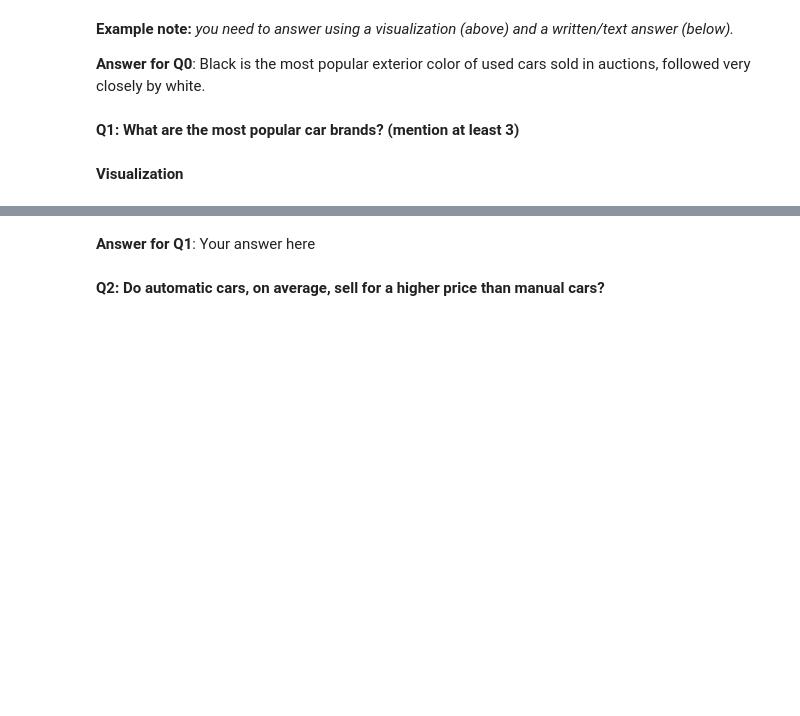
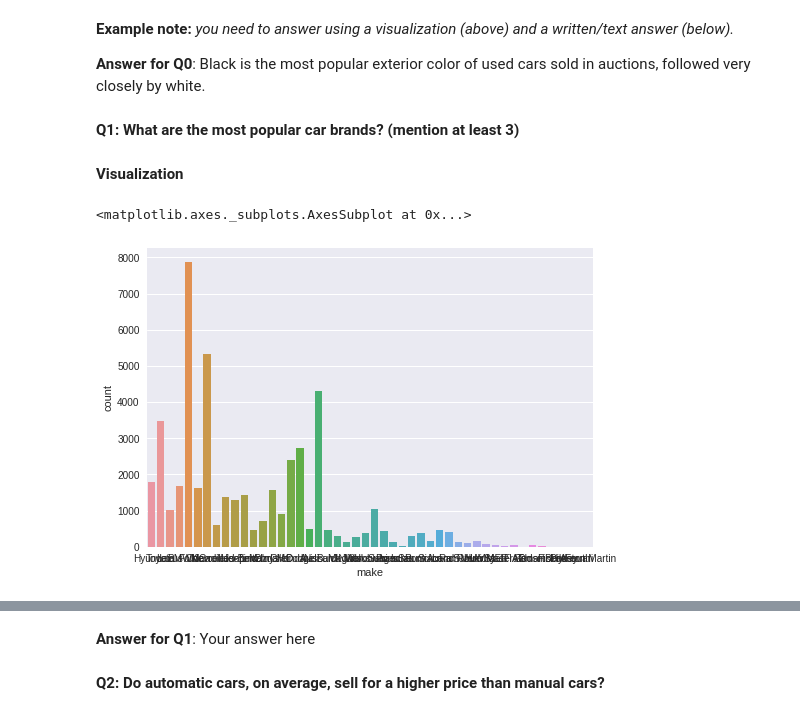
Before and after one commit to SalmaHossamElDin/README, a Jupyter notebook: Regression_Mini-Project.ipynb, the cells around one changed output, grey strips where cells are left out. Saved outputs shown, nothing was run; the diff lists cells and outputs as text; code cells hidden in the pictures; blank space fills up the shorter version.

```diff
--- a/Regression_Mini-Project.ipynb
+++ b/Regression_Mini-Project.ipynb
@@ -291,7 +291,8 @@ array(['Sedan', 'Suv', 'E-series van', 'Crew cab', 'G sedan', 'Wagon',
 # %%
-df.body.replace(['G coupe','Genesis coupe','Elantra coupe','Cts coupe', 'Cts-v coupe','Q60 coupe'],['Coupe','Coupe','Coupe','Coupe','Coupe','Coupe'] , inplace=True)
-df.body.replace(['G convertible','Beetle convertible','G37 convertible','Q60 convertible','Granturismo convertible'],[ 'Convertible', 'Convertible','Convertible','Convertible','Convertible'] , inplace=True)
-df.body.replace(['G sedan'],['Sedan'] , inplace=True)
-df.body.replace(['E-series van','Promaster cargo van','Transit van','Minivan'],['Van','Van','Van','Van'] , inplace=True)
-df.body.replace([ 'Cts wagon','Tsx sport wagon'],['Wagon','Wagon'] , inplace=True)
-df.body.replace([ 'Cts wagon','Tsx sport wagon'],['Wagon','Wagon'] , inplace=True)
+df.body.replace(['G coupe','Genesis coupe','Elantra coupe','Cts coupe', 'Cts-v coupe','Q60 coupe'],['Coupe','Coupe','Coupe','Coupe','Coupe','Coupe'] )
+df.body.replace(['G convertible','Beetle convertible','G37 convertible','Q60 convertible','Granturismo convertible'],[ 'Convertible', 'Convertible','Convertible','Convertible','Convertible'] )
+df.body.replace(['G sedan'],['Sedan'])
+df.body.replace(['E-series van','Promaster cargo van','Transit van','Van','Minivan'],['Mini-van','Mini-van','Mini-van','Mini-van','Mini-van'] )
+df.body.replace([ 'Cts wagon','Tsx sport wagon'],['Wagon','Wagon'] )
+df.body.replace([ 'Crew cab', 'Regular cab', 'Double cab', 'Extended cab', 'Supercab', 'King cab', 'Quad cab','Crewmax cab', 'Club cab', 'Access cab','Cab plus 4','Mega cab','Regular-cab','Xtracab'],['Pickup Truck','Pickup Truck','Pickup Truck','Pickup Truck','Pickup Truck','Pickup Truck','Pickup Truck','Pickup Truck','Pickup Truck','Pickup Truck','Pickup Truck','Pickup Truck','Pickup Truck','Pickup Truck'] )
+df.body
@@ -324,3 +338,8 @@ plt.tight_layout()
 **Q1: What are the most popular car brands? (mention at least 3)**
 # %% [markdown]
 **Visualization**
+# %%
+sns.countplot(x='make', data=df)
+# %% [output]
+<matplotlib.axes._subplots.AxesSubplot at 0x...>
+[figure, added]
```
Also changed, not shown: parts of 6 cells of this notebook.
